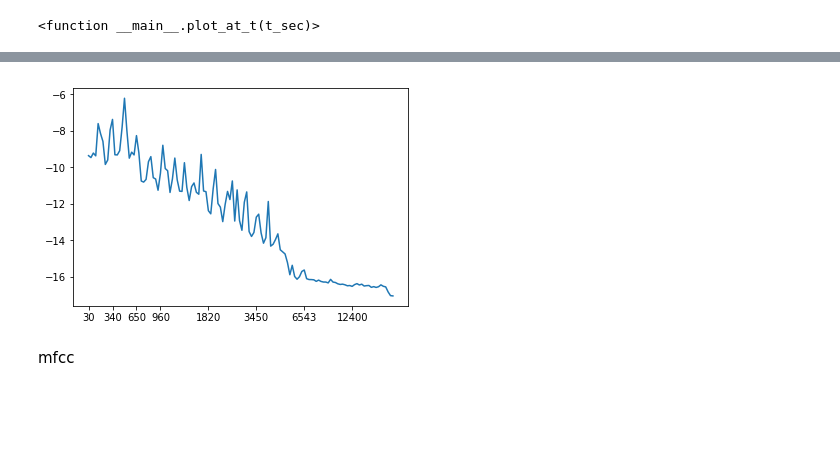
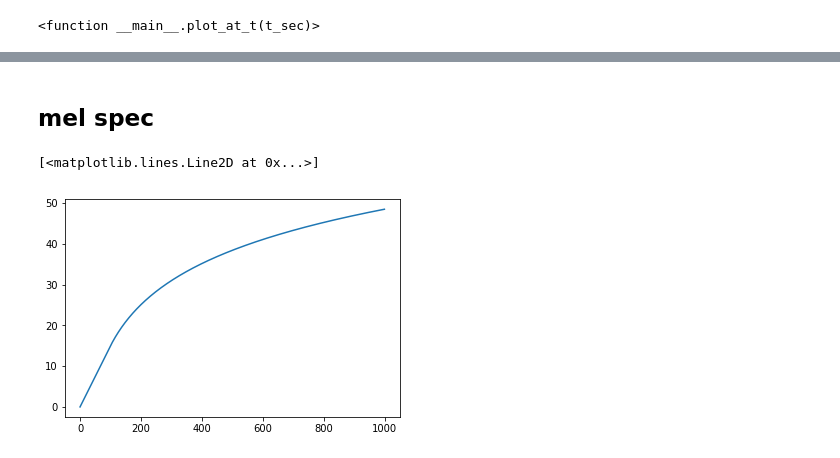
Before and after one commit to lightondust/topics_by_jupyter_notebook, a Jupyter notebook: audio_feature_view.ipynb, the cells around one changed output, grey strips where cells are left out. Saved outputs shown, nothing was run; the diff lists cells and outputs as text; code cells hidden in the pictures; blank space fills up the shorter version.

```diff
--- a/audio_feature_view.ipynb
+++ b/audio_feature_view.ipynb
@@ -195,17 +100,9 @@ plt.savefig('mel_bank.png')
-# %%
-fig, ax = plt.subplots()
-y = mel_spec_piano[:,t_index]
-# y_ = mel_spec_piano_sq[:,t_index]
-x = np.arange(y.shape[0])
-bins = [0, 10, 20, 30, 50, 70, 90, 110]
-ax.set_xticks(x[bins])
-ax.set_xticklabels([int(f) for f in f_mel[bins]])
-ax.plot(np.log(y))
-# ax.plot(np.log(y_))
-plt.savefig('mel_bank_log.png')
-# %% [output]
-[figure, removed]
-# %% [markdown]
-mfcc
+# %% [markdown]
+## mel spec
 # %%
 from scipy.fftpack import dct, idct
+# %%
+plt.plot(librosa.hz_to_mel(np.arange(0, 10000, 10)))
+# %% [output]
+[<matplotlib.lines.Line2D at 0x...>]
+[figure, added]
```
Also changed, not shown: parts of 31 cells of this notebook.
